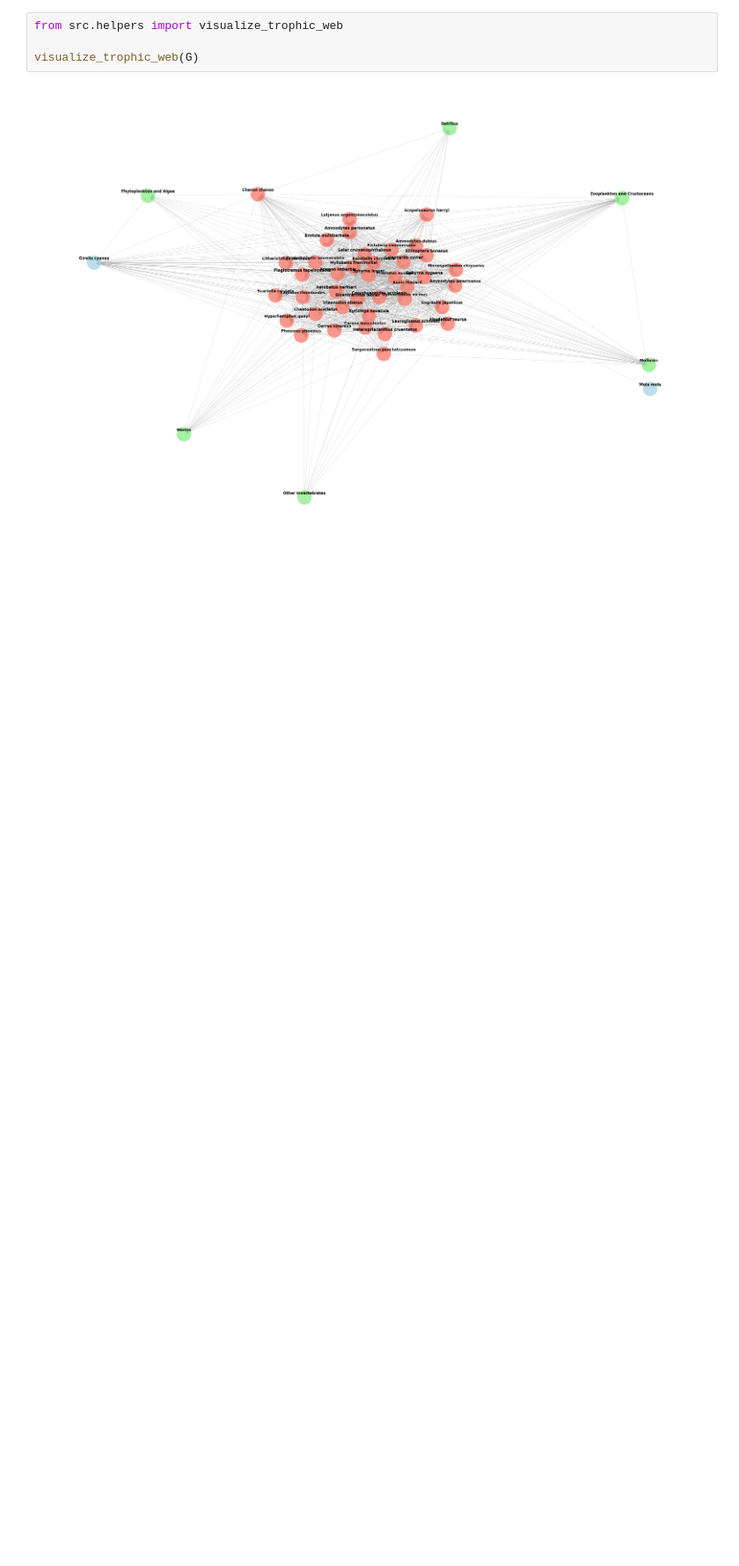
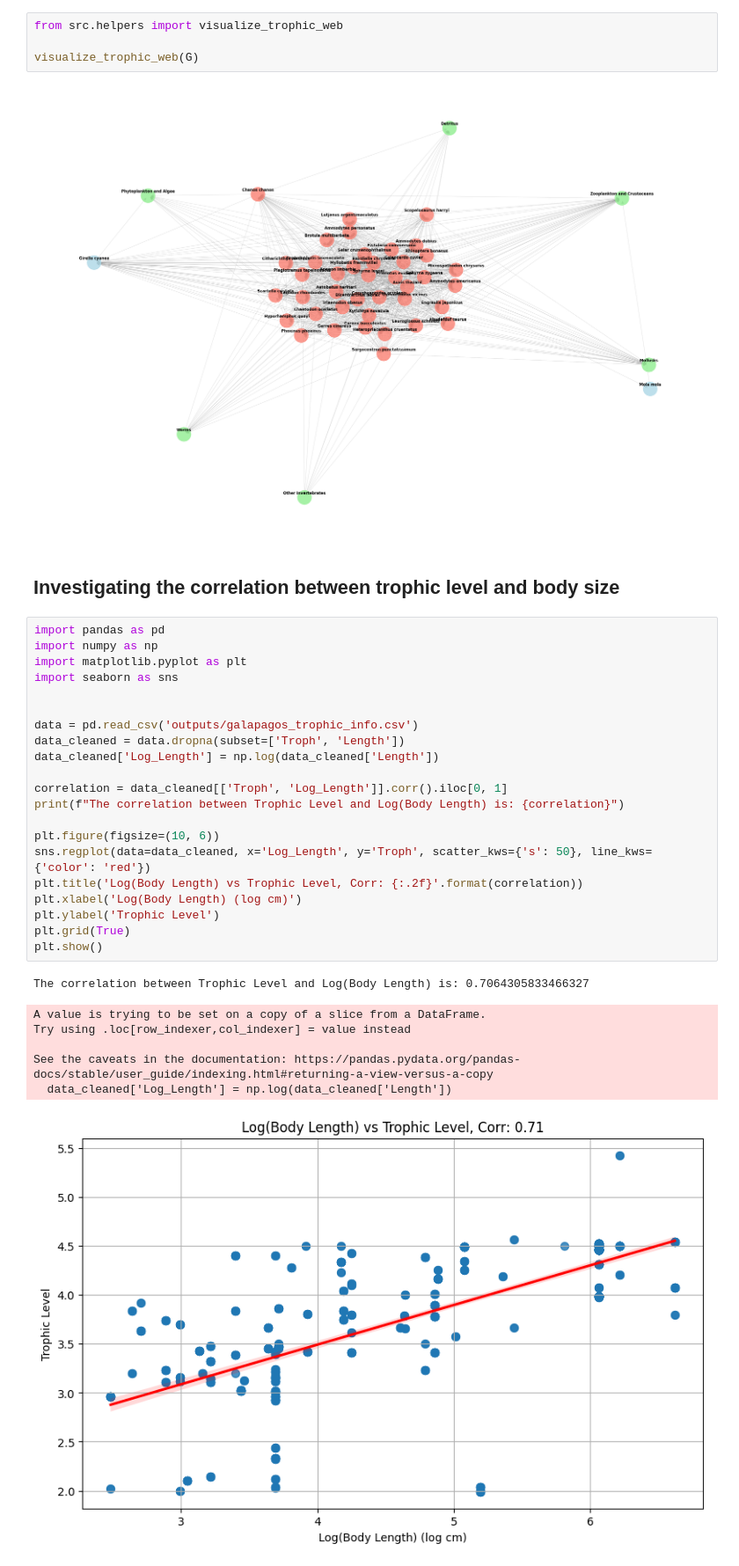
Before and after one commit to Robaina/fishbase, a Jupyter notebook: trophicwebs.ipynb, the cells around one changed output. Shown at 88% size. Saved outputs shown, nothing was run; the diff lists cells and outputs as text; blank space fills up the shorter version.

```diff
--- a/trophicwebs.ipynb
+++ b/trophicwebs.ipynb
@@ -74,3 +75,34 @@ from src.helpers import visualize_trophic_web
 visualize_trophic_web(G)
 # %% [output]
 [figure]
+# %% [markdown]
+## Investigating the correlation between trophic level and body size
+# %%
+import pandas as pd
+import numpy as np
+import matplotlib.pyplot as plt
+import seaborn as sns
+
+
+data = pd.read_csv('outputs/galapagos_trophic_info.csv')
+data_cleaned = data.dropna(subset=['Troph', 'Length'])
+data_cleaned['Log_Length'] = np.log(data_cleaned['Length'])
+
+correlation = data_cleaned[['Troph', 'Log_Length']].corr().iloc[0, 1]
+print(f"The correlation between Trophic Level and Log(Body Length) is: {correlation}")
+
+plt.figure(figsize=(10, 6))
+sns.regplot(data=data_cleaned, x='Log_Length', y='Troph', scatter_kws={'s': 50}, line_kws={'color': 'red'})
+plt.title('Log(Body Length) vs Trophic Level, Corr: {:.2f}'.format(correlation))
+plt.xlabel('Log(Body Length) (log cm)')
+plt.ylabel('Trophic Level')
+plt.grid(True)
+plt.show()
+# %% [output]
+The correlation between Trophic Level and Log(Body Length) is: 0.7064305833466327
+A value is trying to be set on a copy of a slice from a DataFrame.
+Try using .loc[row_indexer,col_indexer] = value instead
+
+See the caveats in the documentation: https://pandas.pydata.org/pandas-docs/stable/user_guide/indexing.html#returning-a-view-versus-a-copy
+  data_cleaned['Log_Length'] = np.log(data_cleaned['Length'])
+[figure, added]
```
Also changed, not shown: parts of 2 cells of this notebook, 6 other files.
